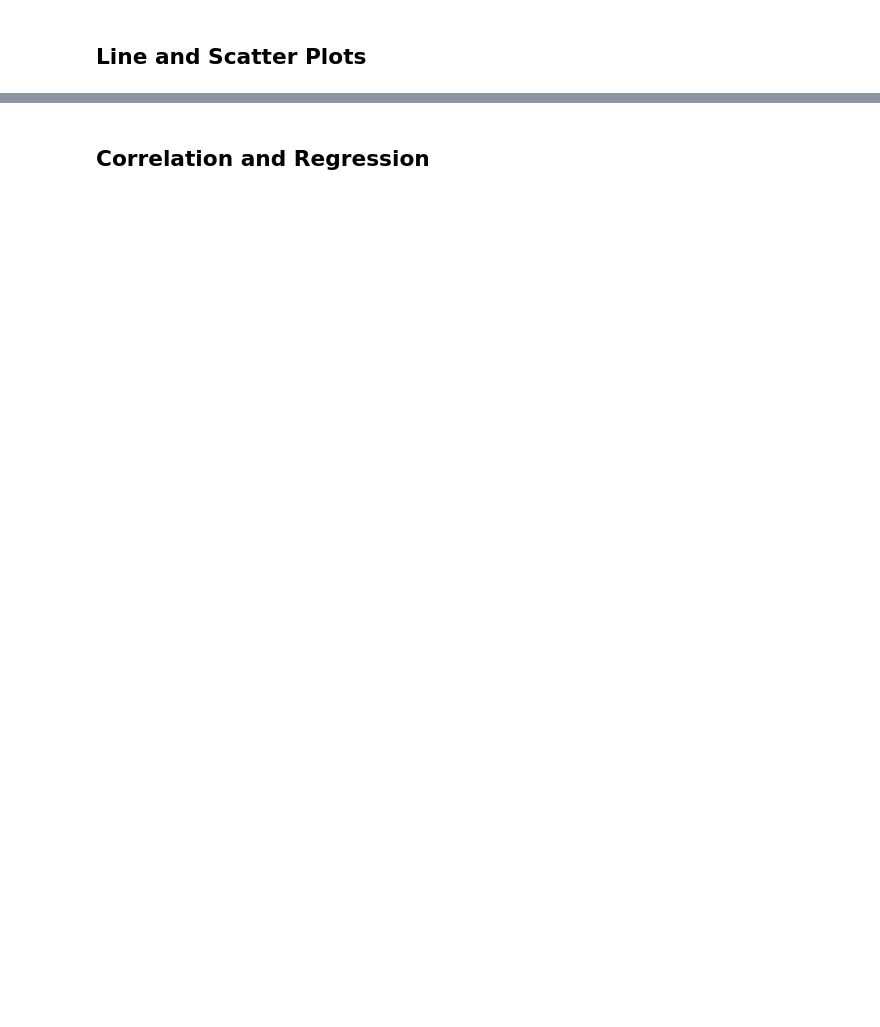
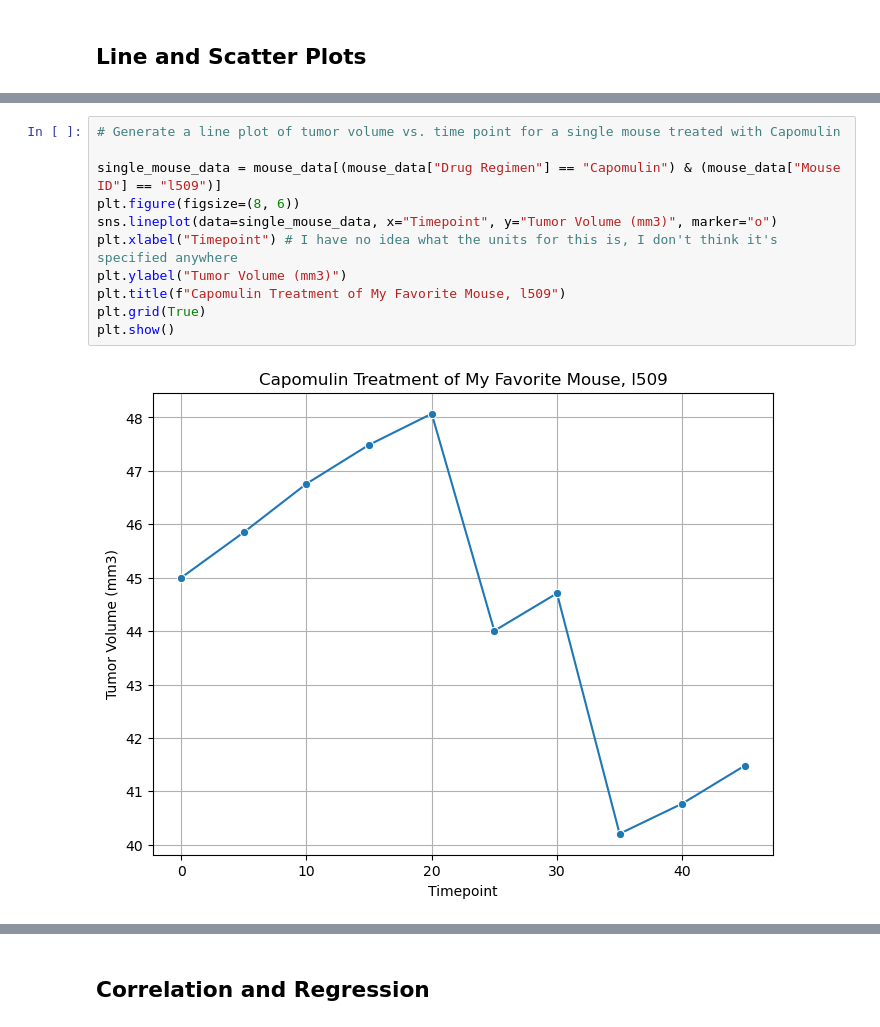
Before and after one commit to silvertimmy26/data-vis-challenge, a Jupyter notebook: pymaceuticals.ipynb, the cells around one changed output, grey strips where cells are left out. Cells and saved outputs as stored; diff of their text form; blank space fills up the shorter version.

```diff
--- a/pymaceuticals.ipynb
+++ b/pymaceuticals.ipynb
@@ -219,0 +233,13 @@ Ceftamin's potential outliers: Series([], Name: Tumor Volume (mm3), dtype: float
+# %%
+# Generate a line plot of tumor volume vs. time point for a single mouse treated with Capomulin
+
+single_mouse_data = mouse_data[(mouse_data["Drug Regimen"] == "Capomulin") & (mouse_data["Mouse ID"] == "l509")]
+plt.figure(figsize=(8, 6))
+sns.lineplot(data=single_mouse_data, x="Timepoint", y="Tumor Volume (mm3)", marker="o")
+plt.xlabel("Timepoint") # I have no idea what the units for this is, I don't think it's specified anywhere
+plt.ylabel("Tumor Volume (mm3)")
+plt.title(f"Capomulin Treatment of My Favorite Mouse, l509")
+plt.grid(True)
+plt.show()
+# %% [output]
+[figure, added]
```
Also changed, not shown: parts of 16 cells of this notebook, 1 other file.
